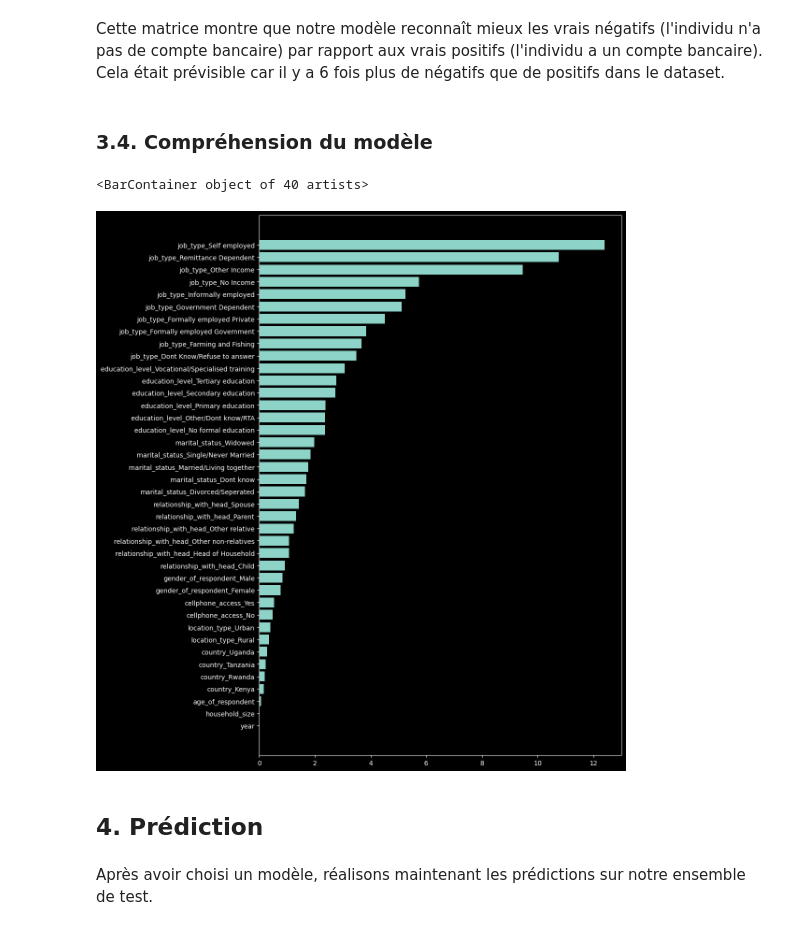
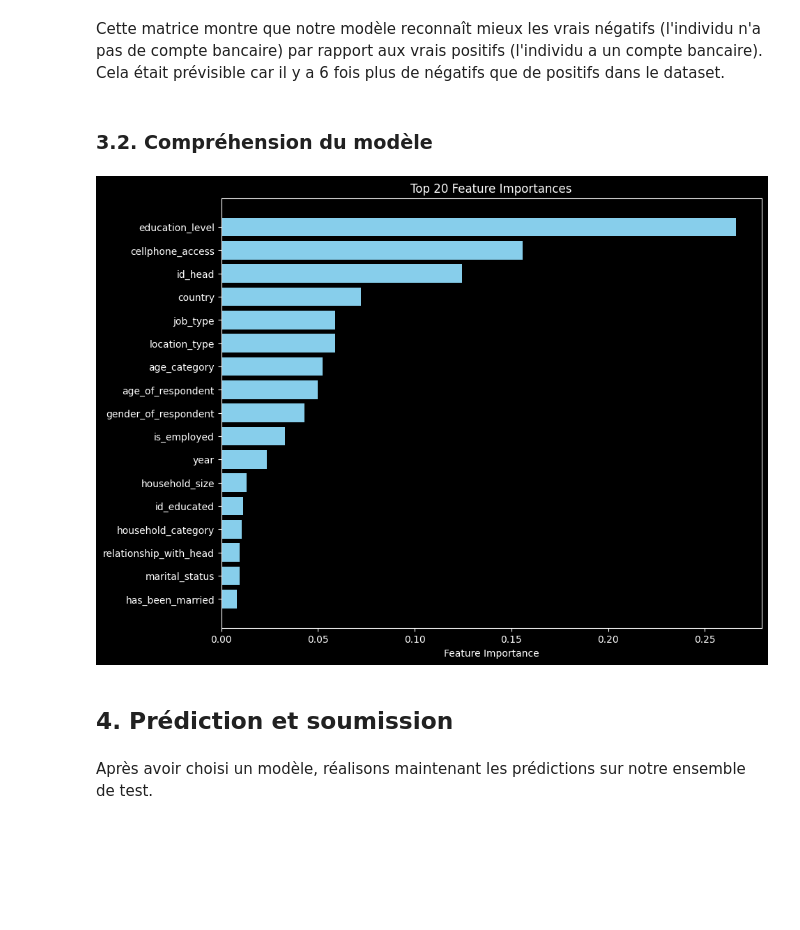
Before and after one commit to justekouassi/Inclusion-financiere-en-Afrique, a Jupyter notebook: inclusion_best.ipynb, the cells around one changed output. Drawn from its saved outputs; the diff is of its cells as text; code cells hidden in the pictures; blank space fills up the shorter version.

```diff
--- a/inclusion_best.ipynb
+++ b/inclusion_best.ipynb
@@ -39,7 +39,7 @@ np.random.seed(SEED)
 ### Chargement du jeu de données
 # %%
 DATA_PATH = 'data/' # repertoire des données
-train_set = pd.read_csv(DATA_PATH + 'Train.csv') # ensemble d'apprentissage
-test_set = pd.read_csv(DATA_PATH + 'Test.csv') # ensemble de test
+train = pd.read_csv(DATA_PATH + 'Train.csv') # ensemble d'apprentissage
+test = pd.read_csv(DATA_PATH + 'Test.csv') # ensemble de test
 sample_submission = pd.read_csv(DATA_PATH + 'SampleSubmission.csv') # exemple de soumission
 # %%
@@ -385,0 +340,11 @@ X_Train_featured, X_Val_featured, y_Train_featured, y_Val_featured = train_test_
+# %%
+# Create stratified train-validation split
+X_train, X_valid, y_train, y_valid = train_test_split(
+    train_df[features_for_modelling],
+    train_df[TARGET],
+    stratify=train_df[TARGET],
+    shuffle=True,
+	test_size=0.1,
+    random_state=SEED
+)
+print(X_train.shape, X_valid.shape, y_train.shape, y_valid.shape)
@@ -469,14 +515,24 @@ ConfusionMatrixDisplay.from_estimator(model_dummy, X_Val_dummy, y_Val_dummy, nor
 # %% [markdown]
 Cette matrice montre que notre modèle reconnaît mieux les vrais négatifs (l'individu n'a pas de compte bancaire) par rapport aux vrais positifs (l'individu a un compte bancaire). Cela était prévisible car il y a 6 fois plus de négatifs que de positifs dans le dataset.
 # %% [markdown]
-### 3.4. Compréhension du modèle
+### 3.2. Compréhension du modèle
-# %%
-plt.figure(figsize=(10,15))
-plt.barh(X_Val_dummy.columns.to_list(), pd.Series(model_dummy.feature_importances_).sort_values())
-# %% [output]
-<BarContainer object of 40 artists>
-[figure, removed]
+# %%
+feature_importances = final_model.feature_importances_
+importance_df = pd.DataFrame({
+    'Feature': features_for_modelling,
+    'Importance': feature_importances
+})
+importance_df = importance_df.sort_values(by='Importance', ascending=False).head(20)
+
+plt.figure(figsize=(10, 8))
+plt.barh(importance_df['Feature'], importance_df['Importance'], color='skyblue')
+plt.gca().invert_yaxis()
+plt.xlabel('Feature Importance')
+plt.title('Top 20 Feature Importances')
+plt.show()
+# %% [output]
+[figure, added]
 # %% [markdown]
-## 4. Prédiction
+## 4. Prédiction et soumission
 # %% [markdown]
 Après avoir choisi un modèle, réalisons maintenant les prédictions sur notre ensemble de test.
```
Also changed, not shown: parts of 47 cells of this notebook.
